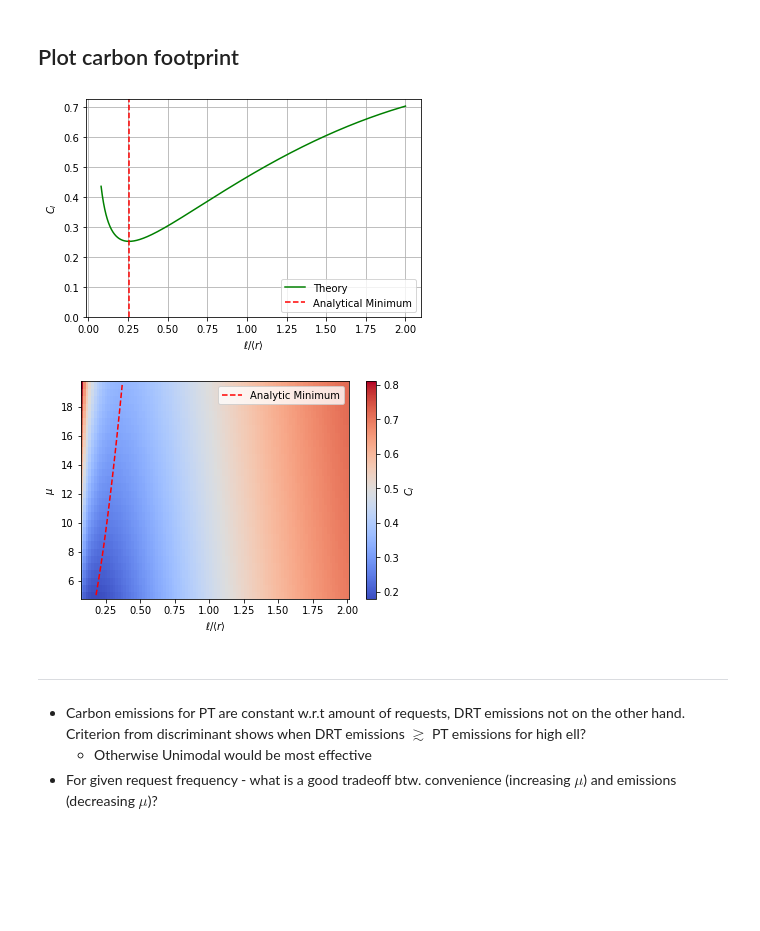
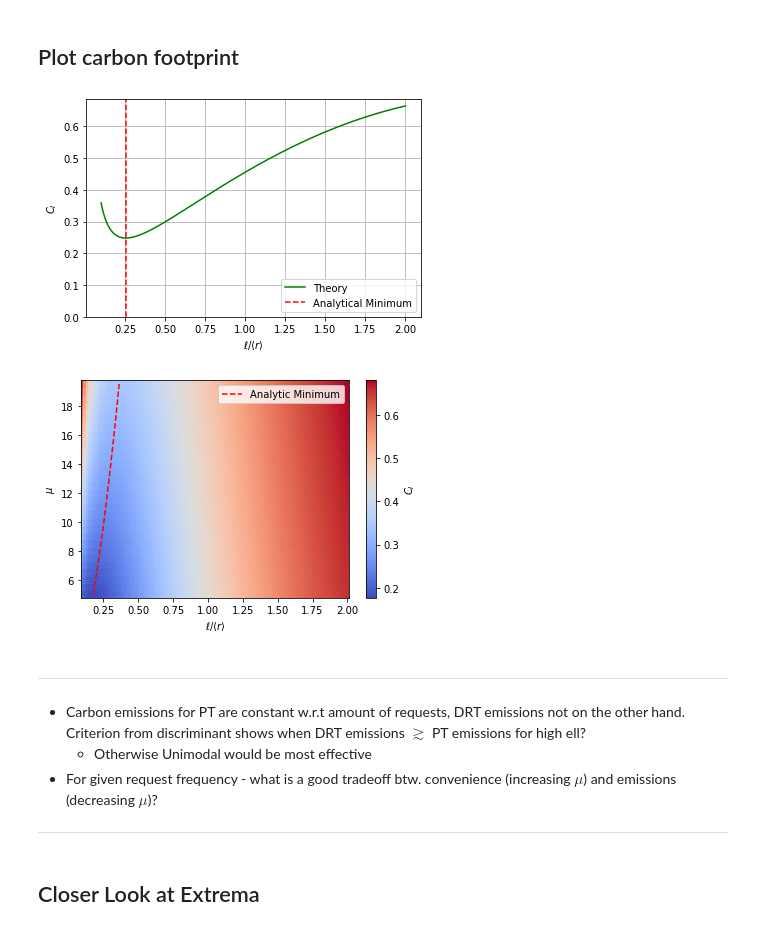
Before and after one commit to poss-group/bimodal_ridepooling, a Jupyter notebook: CarbonFootprintTheoryCalc.ipynb, the cells around one changed output. Saved outputs shown, nothing was run; the diff lists cells and outputs as text; code cells hidden in the pictures; blank space fills up the shorter version.

Commit message:
Further examination of analytical Extrema, new non-dimensional parameters, and new notebook only for CI Plot

```diff
--- a/CarbonFootprintTheoryCalc.ipynb
+++ b/CarbonFootprintTheoryCalc.ipynb
@@ -68,20 +74,16 @@ probabilityDist = uniformDist
 # Function for r*p(r)
 rpr = lambda r : r*probabilityDist(r)
 
-# Calculating Effective mean (resulting from cutting off Prob. Distr. at L)
-effective_mean, error = scipy.integrate.quad(rpr, 0, np.infty)
-print("Integration Error: ", error)
-
 fig, ax = plt.subplots(constrained_layout=True)
 
-x = np.linspace(0.001,L,1000)
+x = np.linspace(0.001,3*mean_distance,1000)
 probabilities = np.vectorize(probabilityDist)(x)
 ax.plot(x, probabilities, label='Distribution', c='b')
 ax.plot([-0.1,0,x[0]], [0,0,probabilities[0]], c='b')
-ax.plot([x[-1],L,L+0.1], [probabilities[-1],0,0], c='b')
-ax.axvline(effective_mean, ls='--', c='r', label='Effective Mean')
+ax.axvline(mean_distance, ls='--', c='r', label='Effective Mean')
 ax.grid()
-ax.set_xlim(-0.1,L+0.1)
+ax.set_xlabel(r"$r/\langle r\rangle$")
+ax.set_ylabel(r"$p(r)$")
 ax.legend()
 
 plt.show()
@@ -138,8 +130,8 @@ Ci_theory, Ci_theory_pt, Ci_theory_drt, Ci_theory_car, _= \
 ### Define Equations
 # %%
 # Non dimensional form
-a = 1 / (2*s_beta)
-b = s_av_b*s_R0*s_mu/(s_av_d*s_beta**2*s_E)
+a = 1 / s_beta
+b = 2*s_eta*s_eps0*s_Q/(s_beta**2)
 
 cubic_eq = s_ell**3 - a*s_ell**2 + b
 
@@ -153,17 +145,18 @@ depressed_cubic_eq = s_ell**3 + p*s_ell + q
 
 discriminant = (q / 2) ** 2 + (p / 3) ** 3
 
+hessian_11 = 2*(-2*s_beta**2/s_eta + 4*s_eps0*s_Q/s_ell**3)
+hessian_22 = s_ell**2/(2*s_eta)
+hessian_12_21 = 0
+
 print('Value of discriminant:')
 display(
     discriminant.evalf(
         subs={
-            s_E: E*A**2,
-            s_R0: R0,
-            s_mu: mu/nu,
+            s_eps0: eps0,
             s_beta: beta,
-            s_av_b: av_drt_occs_non_standing,
-            s_av_d: delta_av_theory,
-            s_A: A,
+            s_eta: av_drt_occs_non_standing/delta_av_theory,
+            s_Q: Q
         }
     ),
 )
@@ -259,12 +247,14 @@ $\displaystyle \frac{β^{2} \left(\frac{108 <b> R_{0} β μ + <δ> E β^{3} \sqr
 # %% [markdown]
 ## Plot carbon footprint
 # %%
+%matplotlib inline
 fig, ax = plt.subplots()
-x_rescaled = ell_list/effective_mean
 xlabel = r"$\ell/\langle r\rangle$"
 
-ax.plot(x_rescaled, Ci_theory, "-", c='green', label="Theory")
-ax.axvline(ell_min_of_mu(mu)/effective_mean, ls='--', c='r', label="Analytical Minimum")
+ax.plot(ell_list, Ci_theory, "-", c='green', label="Theory")
+vline = ell_min_of_Q(Q_func(mu))
+if np.isreal(vline):
+    ax.axvline(vline, ls='--', c='r', label="Analytical Minimum")
 ax.set_ylabel(r"$C_I$")
 
 ax.set_xlabel(xlabel)
@@ -275,35 +265,37 @@ ax.set_ylim((0,None))
 
 plt.show()
 # %% [output]
-[figure, old version]
+[figure, new version]
 # %%
 from matplotlib.colors import LogNorm, Normalize
 
 fig, ax = plt.subplots()
 
 mu_range = np.arange(5,20,0.5)
 ell_range = np.linspace(ell_min,ell_max,100)
 ELL, MU = np.meshgrid(ell_range, mu_range)
 
-CI_THEORY, _, _, _, _ = \
-    getCarbonIndexVectorized(ELL, f, av_drt_occs_non_standing, delta_av_theory, R0, MU)
+CI_THEORY,_,_,_ = getCarbonIndexVectorized(ELL, eta, eps0, Q_func(MU))
 
-# ax.plot_surface(ELL/effective_mean, MU, CI_THEORY, cmap='coolwarm')
-im = ax.pcolormesh(ELL/effective_mean, MU, CI_THEORY, cmap='coolwarm', shading='auto')
-min_ells = np.vectorize(ell_min_of_mu)(mu_range)
-min_CIs,_,_,_,_ = getCarbonIndexVectorized(min_ells, f, av_drt_occs_non_standing, delta_av_theory, R0, mu_range)
-ax.plot(min_ells/effective_mean, mu_range, c='red', ls='--', label='Analytic Minimum')
+# ax.plot_surface(ELL, MU, CI_THEORY, cmap='coolwarm')
+im = ax.pcolormesh(ELL, MU, CI_THEORY, cmap='coolwarm', shading='auto')
+min_ells = np.vectorize(ell_min_of_Q)(Q_func(mu_range))
+min_CIs,_,_,_ = getCarbonIndexVectorized(min_ells, eta, eps0, Q_func(mu_range))
+ax.plot(min_ells, mu_range, c='red', ls='--', label='Analytic Minimum')
 ax.set_xlabel(r'$\ell/\langle r\rangle$')
 ax.set_ylabel(r'$\mu$')
 fig.colorbar(im, label=r'$C_I$')
 
 ax.legend()
 
 plt.show()
 # %% [output]
-[figure, old version]
+[figure, new version]
 # %% [markdown]
 ---
 - Carbon emissions for PT are constant w.r.t amount of requests, DRT emissions not on the other hand. Criterion from discriminant shows when DRT emissions $\gtrsim$ PT emissions for high ell?
     - Otherwise Unimodal would be most effective
 - For given request frequency - what is a good tradeoff btw. convenience (increasing $\mu$) and emissions (decreasing $\mu$)?
+---
+# %% [markdown]
+## Closer Look at Extrema
```
Also changed, not shown: parts of 20 cells of this notebook, 1 other file.
